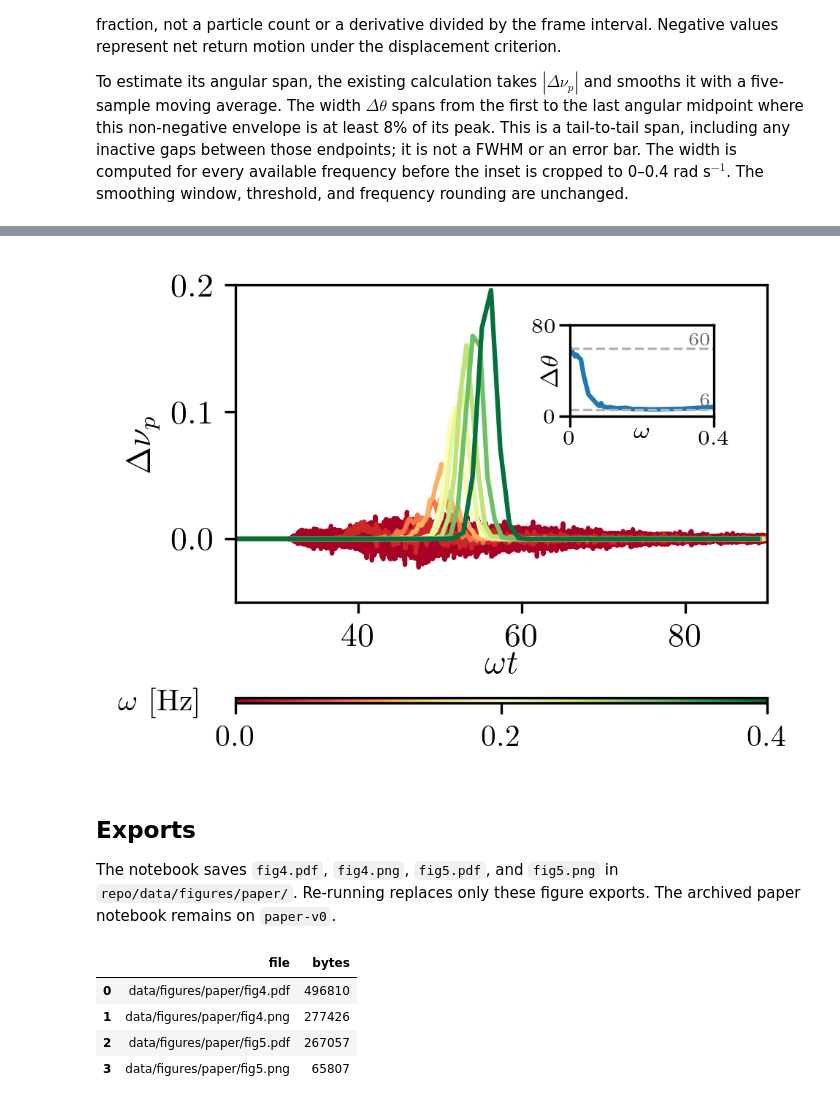
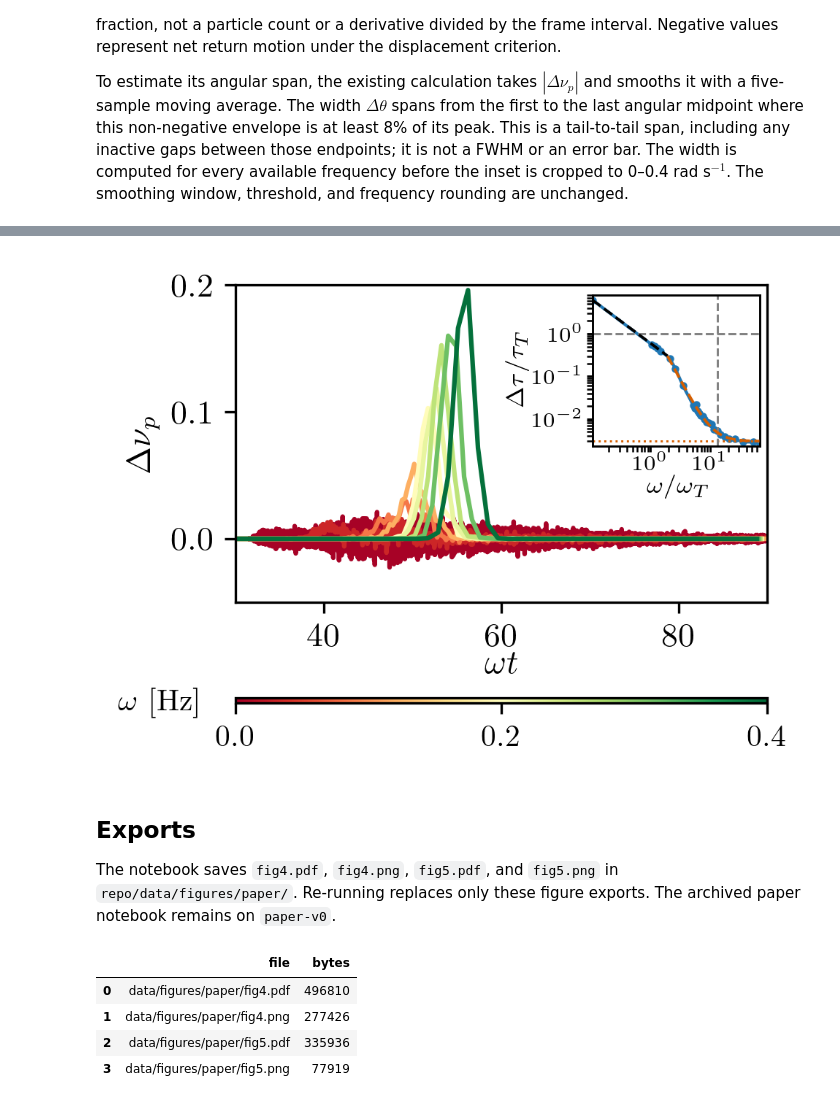
Before and after one commit to leogabac/frequencygs, a Jupyter notebook: src/notebooks/figure4.ipynb, the cells around one changed output, grey strips where cells are left out. Drawn from its saved outputs; the diff is of its cells as text; code cells hidden in the pictures.

Commit message:
updated all figures

```diff
--- a/src/notebooks/figure4.ipynb
+++ b/src/notebooks/figure4.ipynb
@@ -389,0 +402,8 @@ are explicit in its plotting cell.
+# %%
+# Descriptive fits of the saved angular widths; no changes to the plotted curve.
+import sys
+sys.path.insert(0, str(REPO / 'src' / 'py'))
+from figure5_regimes import analyze_widths
+regime_fit = analyze_widths(omegas, dth, THERMAL_TIME_S)
+display(pd.DataFrame({key: value for key, value in regime_fit.items()
+                      if isinstance(value, dict)}).T)
@@ -403,7 +496,7 @@ for w, dfw in averaged.groupby('omega'):
     if w in ws:
         theta = (dfw.omega * dfw.t) * 180/np.pi
         ax.plot(theta[1:],(np.diff(dfw.fractions)) , color=cmap(norm(w)))
-ax.set_xlim(25,90)
+ax.set_xlim(30,90)
 ax.set_ylim(-0.05,0.2)
 ax.set_ylabel('$\\Delta \\nu_p$')
 ax.set_xlabel('$\\omega t$', labelpad=-1)
@@ -414,55 +507,72 @@ ax.set_xlabel('$\\omega t$', labelpad=-1)
 # INSET
 # ==========================================================================================================
 
-axins = fig.add_axes([0.64, 0.62, 0.19, 0.18])
-axins.plot(omegas,dth)
-dth_min = np.nanmin(dth)
-dth_max = np.nanmax(dth)
-axins.axhline(dth_min, color='0.7', linestyle='--', linewidth=0.8)
-axins.axhline(dth_max, color='0.7', linestyle='--', linewidth=0.8)
-axins.text(0.98, dth_min, f'{dth_min:.0f}', transform=axins.get_yaxis_transform(), ha='right', va='bottom', fontsize=6, color='0.4')
-axins.text(0.98, dth_max, f'{dth_max:.0f}', transform=axins.get_yaxis_transform(), ha='right', va='bottom', fontsize=6, color='0.4')
-axins.set_xlabel('$\\omega$',labelpad=-9, fontsize=8)
-axins.set_ylabel('$\\Delta \\theta$',labelpad=-10, fontsize=8)
-axins.set_xlim(0,0.4)
-# axins.set_ylim(0,80)
+# Convert the angular width in degrees to a duration, then normalize by tau_T.
+width_time_ratio = np.deg2rad(np.asarray(dth)) / (np.asarray(omegas) * THERMAL_TIME_S)
+# Thermal decorrelation frequency: OMEGA_T = pi / (2 * THERMAL_TIME_S).
+reduced_omegas = np.asarray(omegas) / OMEGA_T
+axins = fig.add_axes([.67, .56, .22, .30])
+axins.loglog(reduced_omegas, width_time_ratio, '-o', lw=1, ms=1.5)
+# Overlay the empirical fit evaluated with the parameters from the preceding cell.
+fit_floor = regime_fit['C']['estimate']
+fit_amplitude = regime_fit['A']
+fit_break = regime_fit['omega_break']['estimate']
+fit_p1 = regime_fit['p_slow']['estimate']
+fit_p2 = regime_fit['p_decay']['estimate']
+fit_slow_omega = np.geomspace(min(omegas), fit_break, 150)
+fit_fast_omega = np.geomspace(fit_break, 1.0, 250)
+axins.plot(fit_slow_omega / OMEGA_T,
+           (fit_floor + fit_amplitude) * (fit_slow_omega / fit_break)**(-fit_p1),
+           color='black', ls='--', lw=.9, zorder=4)
+axins.plot(fit_fast_omega / OMEGA_T,
+           fit_floor + fit_amplitude * (fit_fast_omega / fit_break)**(-fit_p2),
+           color='#d55e00', ls='--', lw=.9, zorder=4)
+axins.axhline(fit_floor, color='#d55e00', ls=':', lw=.7)
 
-axins.set_xticks([0,0.4])
-axins.set_xticklabels([0,0.4])
-axins.tick_params(axis='both', labelsize=7, pad=1)
-
-axins.set_yticks([0,80])
-axins.set_yticklabels([0,80])
+axins.axhline(1, color='.5', ls='--', lw=.7)
+# Approximate crystal crossover, shown on the thermal-normalized frequency axis.
+axins.axvline(.2 / OMEGA_T, color='.5', ls='--', lw=.7)
+visible_widths = width_time_ratio[(np.asarray(omegas) <= 1.0) & (width_time_ratio > 0)]
+axins.set(xlim=(min(omegas) / OMEGA_T, 1.0 / OMEGA_T),
+          ylim=(.8 * visible_widths.min(), 1.3 * visible_widths.max()))
+axins.yaxis.tick_left()
+axins.yaxis.set_label_position('left')
+axins.set_xlabel(r'$\omega/\omega_T$', labelpad=0, fontsize=8)
+axins.set_ylabel(r'$\Delta\tau/\tau_T$', labelpad=1, fontsize=8)
+axins.tick_params(axis='both', which='minor', labelsize=0)
+axins.tick_params(axis='both', labelsize=7, pad=1, width=.7, length=2)
+for spine in axins.spines.values():
+    spine.set_linewidth(.7)
 
 # ==========================================================================================================
 # COLORBAR
 # ==========================================================================================================
 
 fig.subplots_adjust(bottom=0.25)  # Adjust the bottom space to make room for the colorbar
 fig.subplots_adjust(left=0.2)  # Adjust the bottom space to make room for the shared axis label
 
 cbar_ax = fig.add_axes([0.2, 0.05, 0.7, 0.01])  # [left, bottom, width, height]
 sm = plt.cm.ScalarMappable(cmap=cmap, norm=norm)
 sm.set_array([])  # Set an empty array to the ScalarMappable
 
 cbar = fig.colorbar(sm, cax=cbar_ax, orientation='horizontal')
 #cbar.set_label(label='$\\omega$ [Hz]', fontsize=10)
 cbar.ax.tick_params(labelsize=10)
 
 custom_ticks = np.round(np.array([0, 0.2 ,0.4]),3)
 cbar.set_ticks(custom_ticks)
 cbar.set_ticklabels(custom_ticks)
 
 fig.text(0.1, 0.05, '$\\omega$ [Hz]', fontsize=10, ha='center', va='center')
 
 for suffix in ["pdf", "png"]:
     fig.savefig(FIGURE_DIR / f"fig5.{suffix}", dpi=300, bbox_inches="tight")
 
 
 
 plt.show()
 # %% [output]
-[figure, old version]
+[figure, new version]
 # %% [markdown]
 ## Exports
 
@@ -478,5 +588,5 @@ display(pd.DataFrame({"file": [str(path.relative_to(REPO)) for path in exports],
 |  | file | bytes |
 | 0 | data/figures/paper/fig4.pdf | 496810 |
 | 1 | data/figures/paper/fig4.png | 277426 |
-| 2 | data/figures/paper/fig5.pdf | 267057 |
-| 3 | data/figures/paper/fig5.png | 65807 |
+| 2 | data/figures/paper/fig5.pdf | 335936 |
+| 3 | data/figures/paper/fig5.png | 77919 |
```
Also changed, not shown: parts of 3 cells of this notebook, 3 other files.
